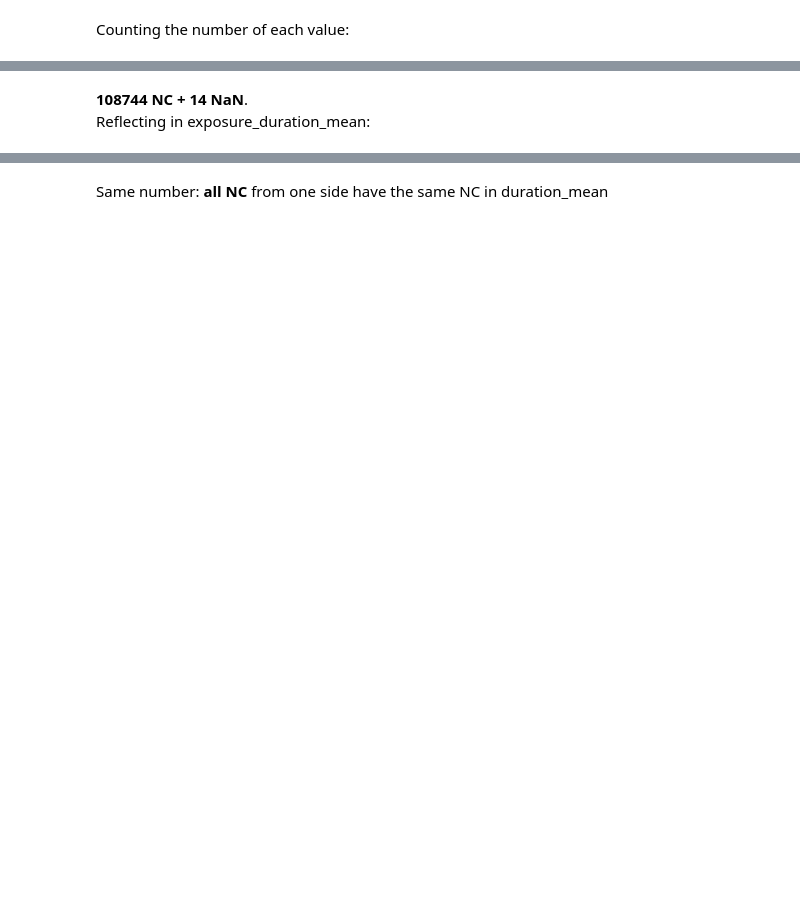
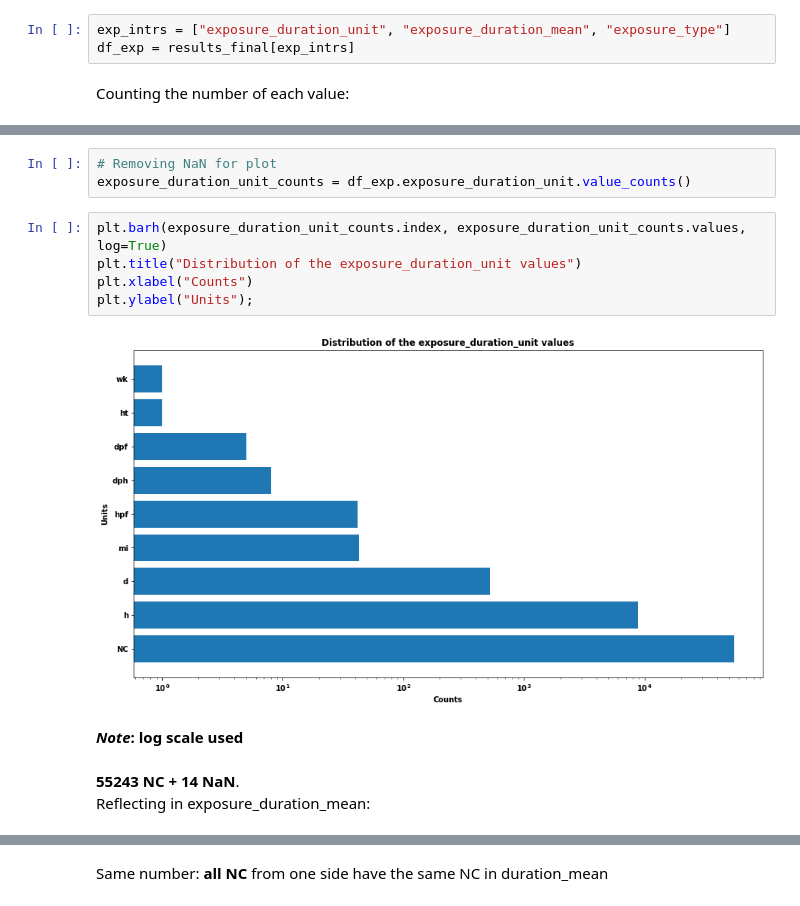
Before and after one commit to manuleo/ML_Toxicology_Testing, a Jupyter notebook: data_analysis.ipynb, the cells around one changed output, grey strips where cells are left out. Drawn from its saved outputs; the diff is of its cells as text; blank space fills up the shorter version.

```diff
--- a/data_analysis.ipynb
+++ b/data_analysis.ipynb
@@ -361,3 +284,6 @@ df_exp = test[exp_intrs]
+# %%
+exp_intrs = ["exposure_duration_unit", "exposure_duration_mean", "exposure_type"]
+df_exp = results_final[exp_intrs]
 # %% [markdown]
 Counting the number of each value:
 # %%
@@ -383,6 +303,18 @@ stg          1
 Name: exposure_duration_unit, dtype: int64
+# %%
+# Removing NaN for plot
+exposure_duration_unit_counts = df_exp.exposure_duration_unit.value_counts()
+# %%
+plt.barh(exposure_duration_unit_counts.index, exposure_duration_unit_counts.values, log=True)
+plt.title("Distribution of the exposure_duration_unit values")
+plt.xlabel("Counts")
+plt.ylabel("Units");
+# %% [output]
+[figure, added]
+# %% [markdown]
+**_Note_: log scale used**
 # %% [markdown]
-**108744 NC + 14 NaN**.
+**55243 NC + 14 NaN**.
 Reflecting in exposure_duration_mean:
 # %%
 df_exp[df_exp.exposure_duration_unit == "NC"].exposure_duration_mean.value_counts(dropna=False)
```
Also changed, not shown: parts of 266 cells of this notebook, 1 other file.
